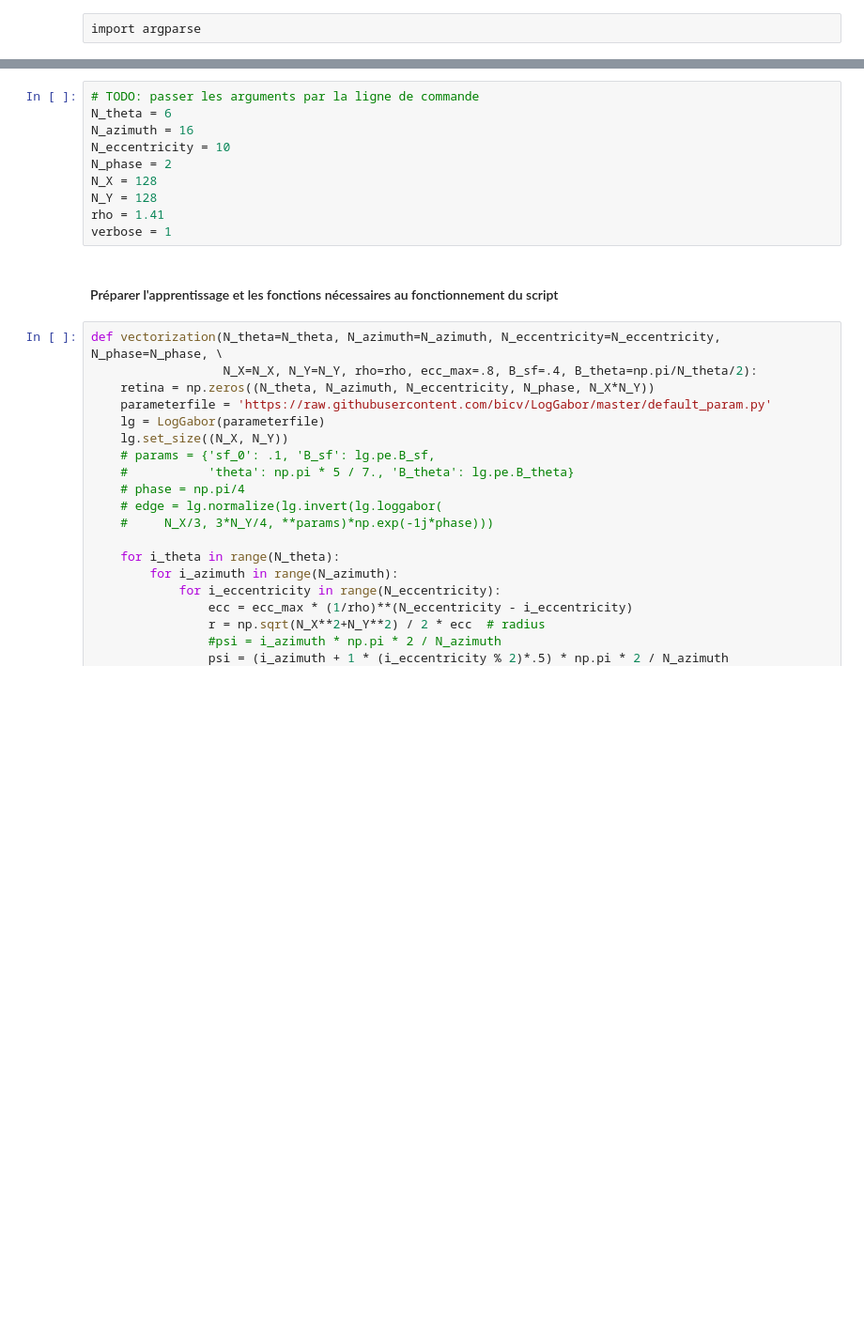
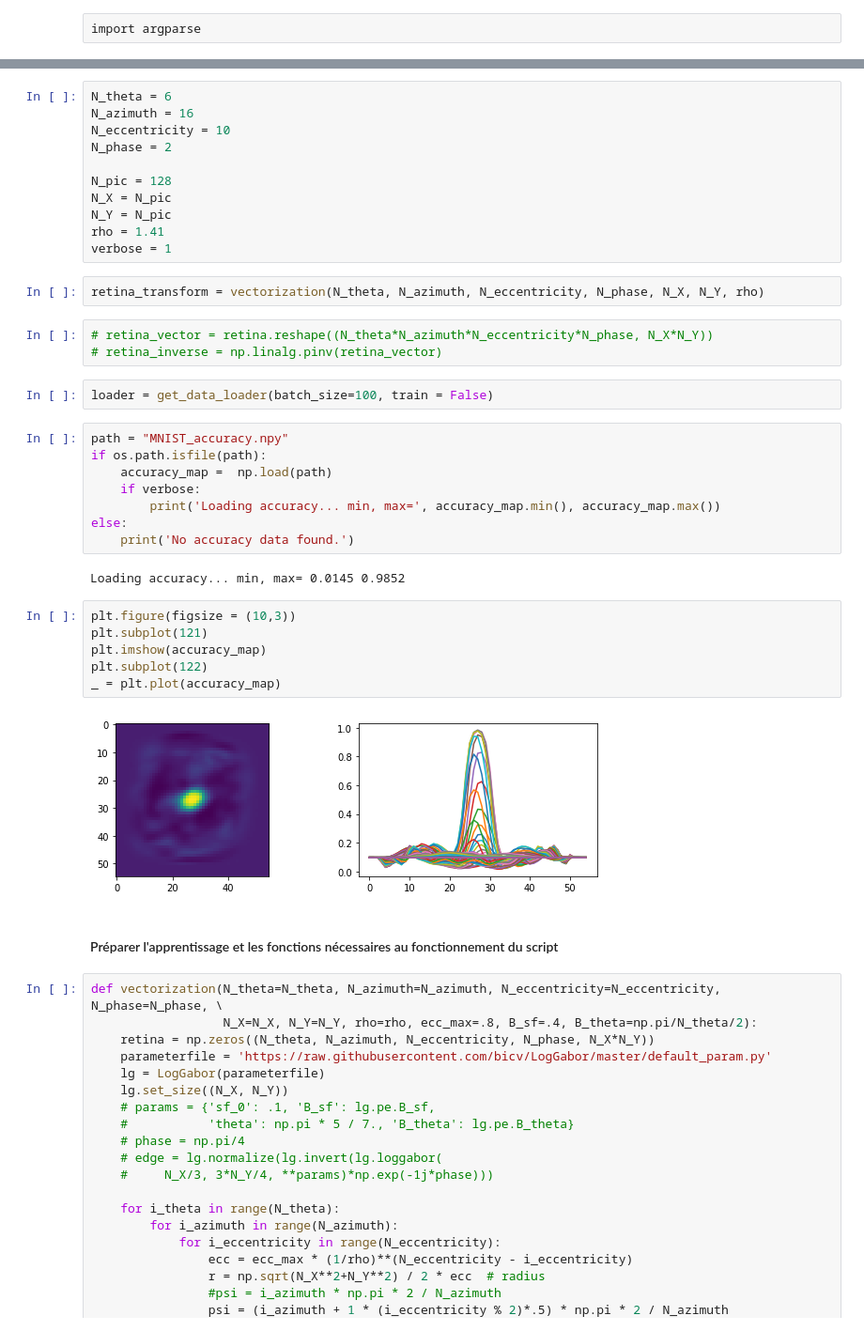
Before and after one commit to laurentperrinet/WhereIsMyMNIST, a Jupyter notebook: figures/3_results_Figure2.ipynb, the cells around one changed output, grey strips where cells are left out. Shown at 94% size. Drawn from its saved outputs; the diff is of its cells as text; blank space fills up the shorter version.

Commit message:
scripting for figure 2

```diff
--- a/figures/3_results_Figure2.ipynb
+++ b/figures/3_results_Figure2.ipynb
@@ -46,13 +37,39 @@ def MotionCloudNoise(sf_0=0.125, B_sf=3., alpha = .5):
 # %%
-# TODO: passer les arguments par la ligne de commande
 N_theta = 6
 N_azimuth = 16
 N_eccentricity = 10
 N_phase = 2
-N_X = 128
-N_Y = 128
+
+N_pic = 128
+N_X = N_pic
+N_Y = N_pic
 rho = 1.41
 verbose = 1
+# %%
+retina_transform = vectorization(N_theta, N_azimuth, N_eccentricity, N_phase, N_X, N_Y, rho)
+# %%
+# retina_vector = retina.reshape((N_theta*N_azimuth*N_eccentricity*N_phase, N_X*N_Y))
+# retina_inverse = np.linalg.pinv(retina_vector)
+# %%
+loader = get_data_loader(batch_size=100, train = False)
+# %%
+path = "MNIST_accuracy.npy"
+if os.path.isfile(path):
+    accuracy_map =  np.load(path)
+    if verbose:
+        print('Loading accuracy... min, max=', accuracy_map.min(), accuracy_map.max())
+else:
+    print('No accuracy data found.')
+# %% [output]
+Loading accuracy... min, max= 0.0145 0.9852
+# %%
+plt.figure(figsize = (10,3))
+plt.subplot(121)
+plt.imshow(accuracy_map)
+plt.subplot(122)
+_ = plt.plot(accuracy_map)
+# %% [output]
+[figure, added]
 # %% [markdown]
 #### Préparer l'apprentissage et les fonctions nécessaires au fonctionnement du script
 # %%
```
Also changed, not shown: parts of 25 cells of this notebook.
